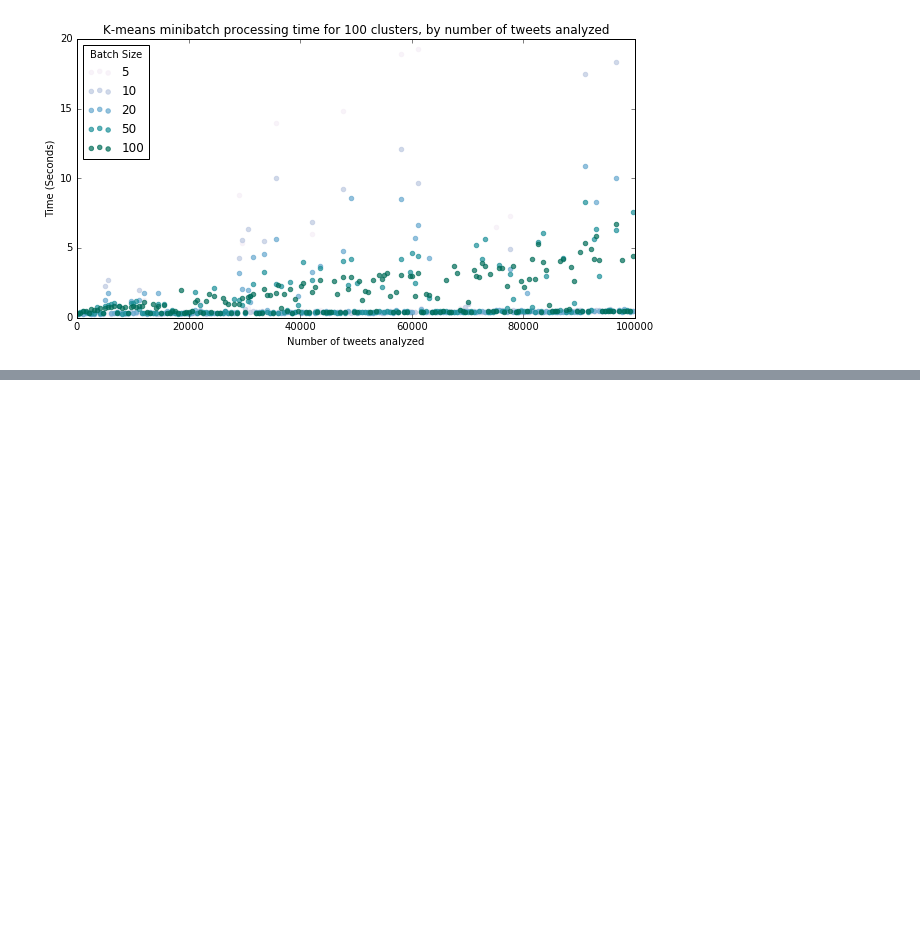
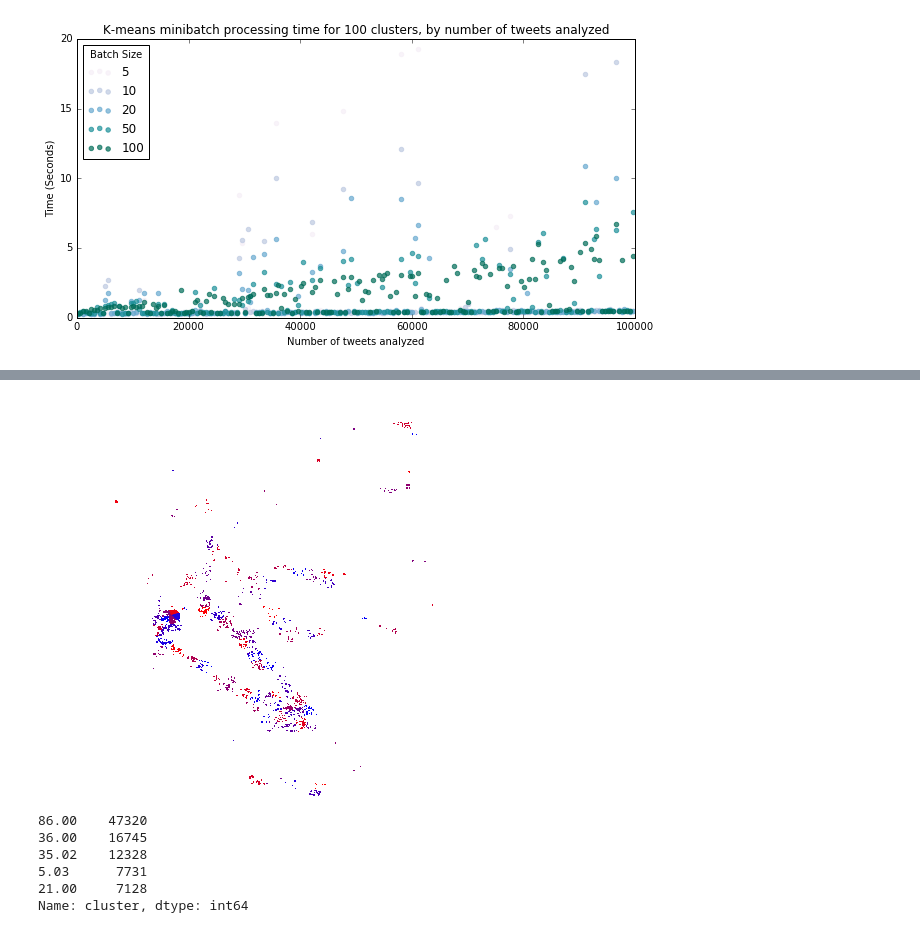
Before and after one commit to pksohn/tweet-clustering, a Jupyter notebook: notebooks/Results.ipynb, the cells around one changed output, grey strips where cells are left out. Saved outputs shown, nothing was run; the diff lists cells and outputs as text; code cells hidden in the pictures; blank space fills up the shorter version.

```diff
--- a/notebooks/Results.ipynb
+++ b/notebooks/Results.ipynb
@@ -187,0 +288,16 @@ plt.show()
+# %%
+# Visualize points with datashader
+cvs = ds.Canvas(plot_width=400, plot_height=400)
+agg = cvs.points(tweets, 'lng', 'lat', ds.mean('cluster'))
+tf.interpolate(agg, cmap=['red', 'blue'])
+# %% [output]
+[figure, added]
+# %%
+tweets.cluster.value_counts(sort=True).head()
+# %% [output]
+86.00    47320
+36.00    16745
+35.02    12328
+5.03      7731
+21.00     7128
+Name: cluster, dtype: int64
```
Also changed, not shown: parts of 14 cells of this notebook, 1 other file.
